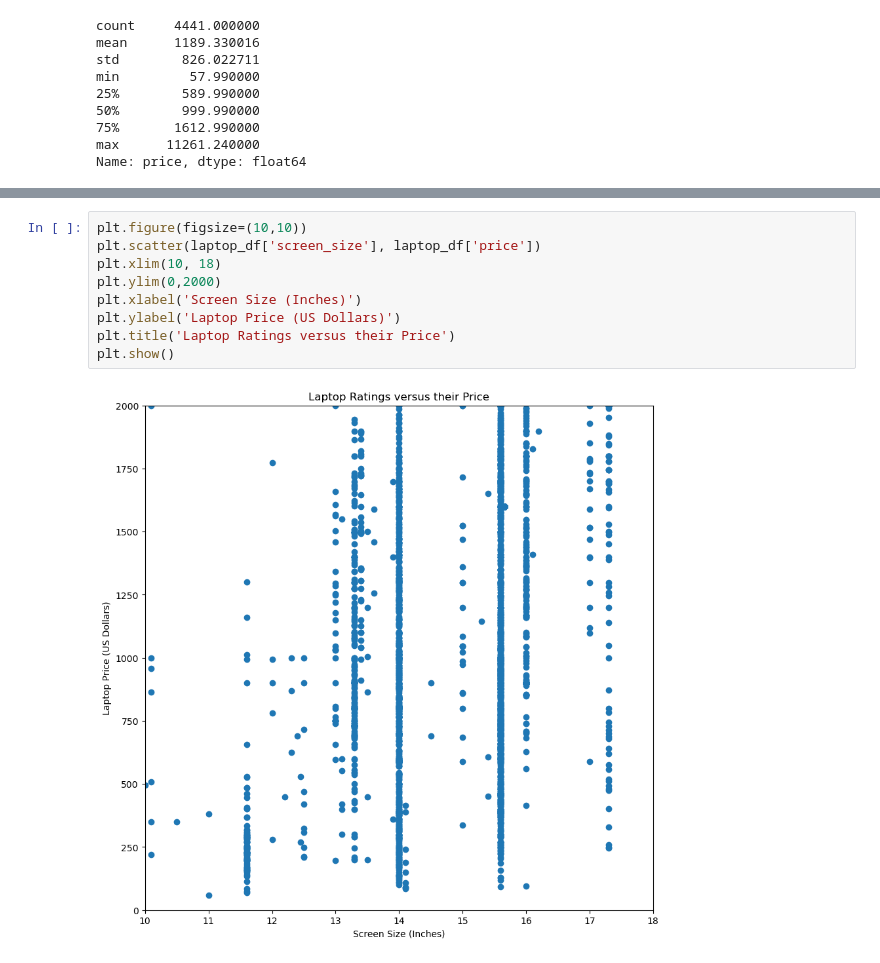
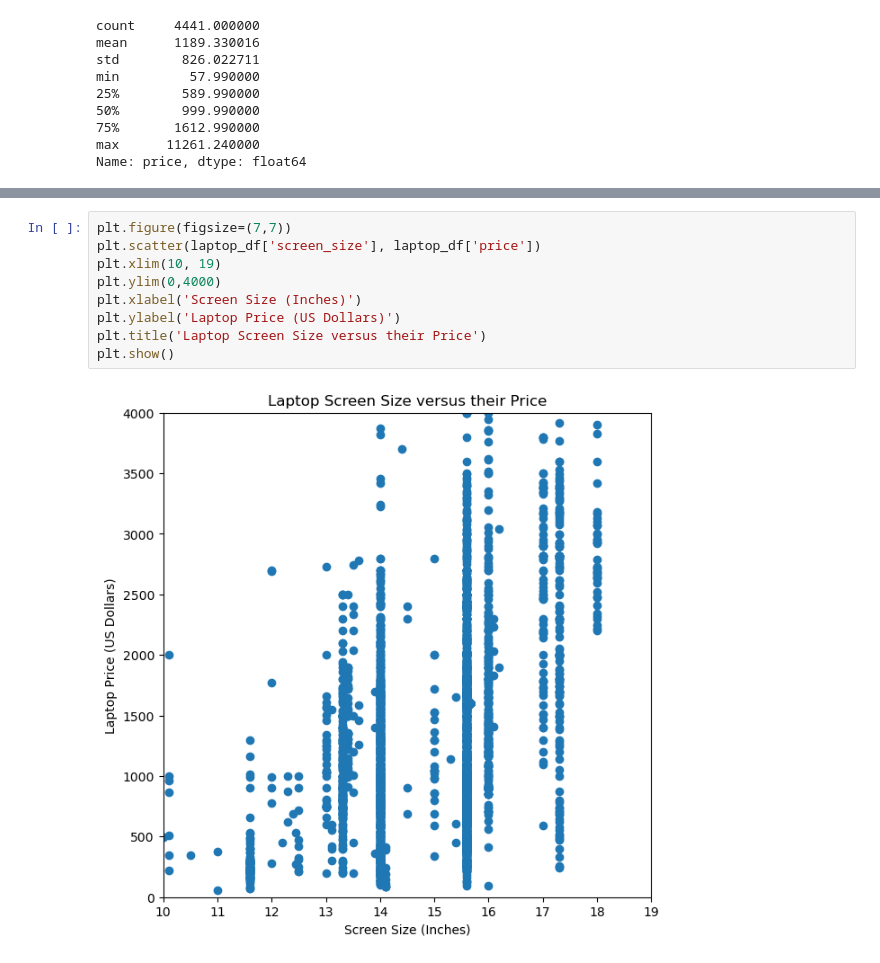
Before and after one commit to emlberman/project-emlberman, a Jupyter notebook: projectdraft.ipynb, the cells around one changed output, grey strips where cells are left out. Drawn from its saved outputs; the diff is of its cells as text.

```diff
--- a/projectdraft.ipynb
+++ b/projectdraft.ipynb
@@ -161,12 +199,12 @@ plt.show()
 # %%
-plt.figure(figsize=(10,10))
+plt.figure(figsize=(7,7))
 plt.scatter(laptop_df['screen_size'], laptop_df['price'])
-plt.xlim(10, 18)
-plt.ylim(0,2000)
+plt.xlim(10, 19)
+plt.ylim(0,4000)
 plt.xlabel('Screen Size (Inches)')
 plt.ylabel('Laptop Price (US Dollars)')
-plt.title('Laptop Ratings versus their Price')
+plt.title('Laptop Screen Size versus their Price')
 plt.show()
 # %% [output]
-[figure, old version]
+[figure, new version]
 # %%
```
Also changed, not shown: parts of 8 cells of this notebook.
